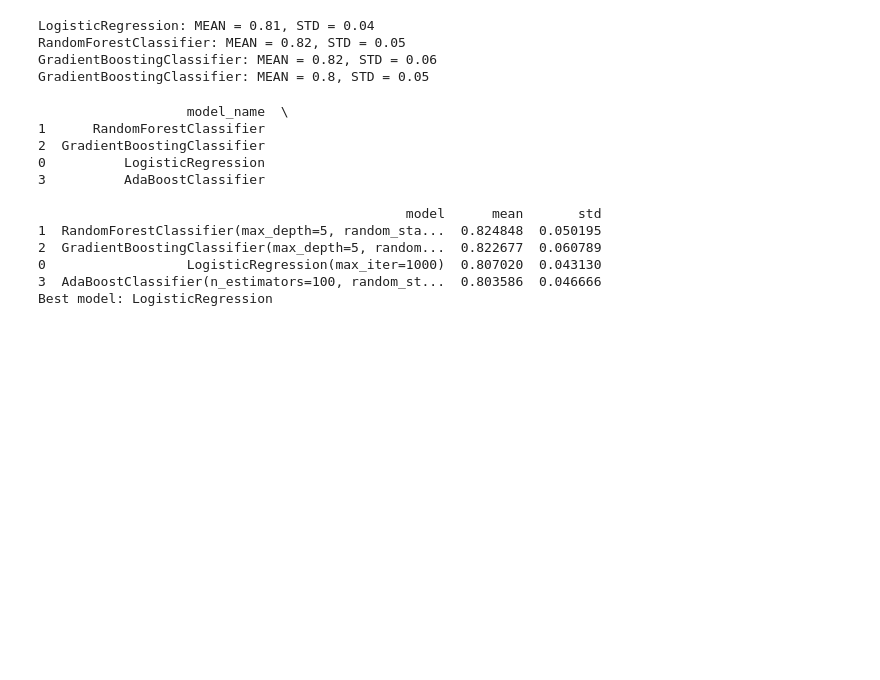
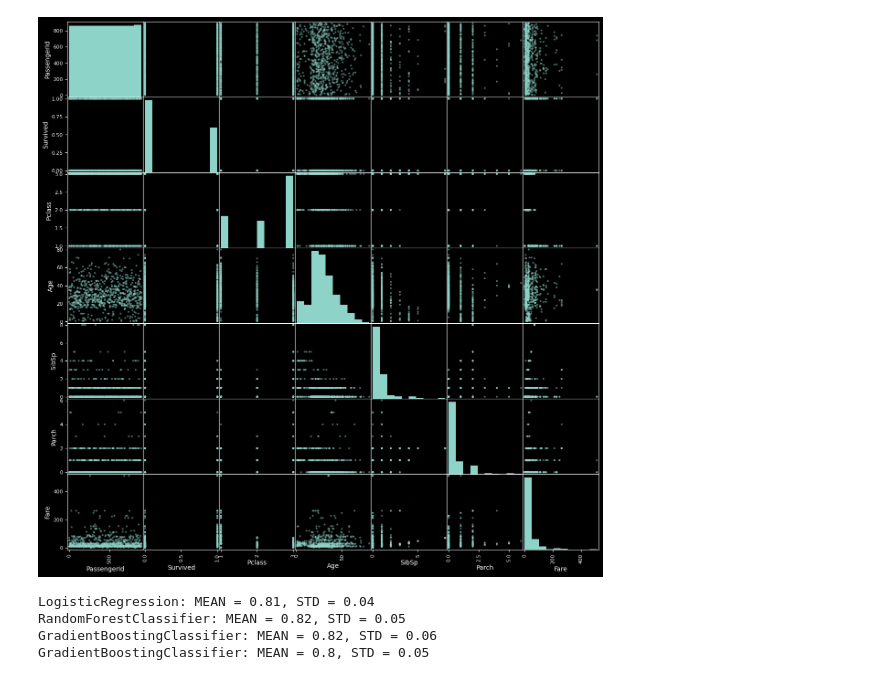
Before and after one commit to Jugger23/ML_testing, a Jupyter notebook: titanic_kaggle.ipynb, the cells around one changed output. Saved outputs shown, nothing was run; the diff lists cells and outputs as text; code cells hidden in the pictures; blank space fills up the shorter version.

Commit message:
Sklearn with RandomForrestClassifier, no extra features, no pipelines and a simple ParamGrid.

```diff
--- a/titanic_kaggle.ipynb
+++ b/titanic_kaggle.ipynb
@@ -3,5 +3,13 @@ import pandas as pd
 
 df_train = pd.read_csv('data/kaggle_titanic/train.csv')
 df_test = pd.read_csv('data/kaggle_titanic/test.csv')
+# %%
+from pandas.plotting import scatter_matrix
+from matplotlib import pyplot as plt
+
+scatter_matrix(df_train, figsize=(15, 15))
+plt.show()
+# %% [output]
+[figure, added]
 # %%
 ## Preprocessing
@@ -117,22 +144,3 @@ LogisticRegression: MEAN = 0.81, STD = 0.04
 RandomForestClassifier: MEAN = 0.82, STD = 0.05
 GradientBoostingClassifier: MEAN = 0.82, STD = 0.06
 GradientBoostingClassifier: MEAN = 0.8, STD = 0.05
-# %%
-## Choose and optimize
-df_models.sort_values(by='mean', ascending=False, inplace=True)
-print(df_models)
-best_model = df_models['model_name'][0]
-print(f'Best model: {best_model}')
-# %% [output]
-                   model_name  \
-1      RandomForestClassifier
-2  GradientBoostingClassifier
-0          LogisticRegression
-3          AdaBoostClassifier
-
-                                               model      mean       std
-1  RandomForestClassifier(max_depth=5, random_sta...  0.824848  0.050195
-2  GradientBoostingClassifier(max_depth=5, random...  0.822677  0.060789
-0                  LogisticRegression(max_iter=1000)  0.807020  0.043130
-3  AdaBoostClassifier(n_estimators=100, random_st...  0.803586  0.046666
-Best model: LogisticRegression
```
Also changed, not shown: parts of 4 cells of this notebook.
